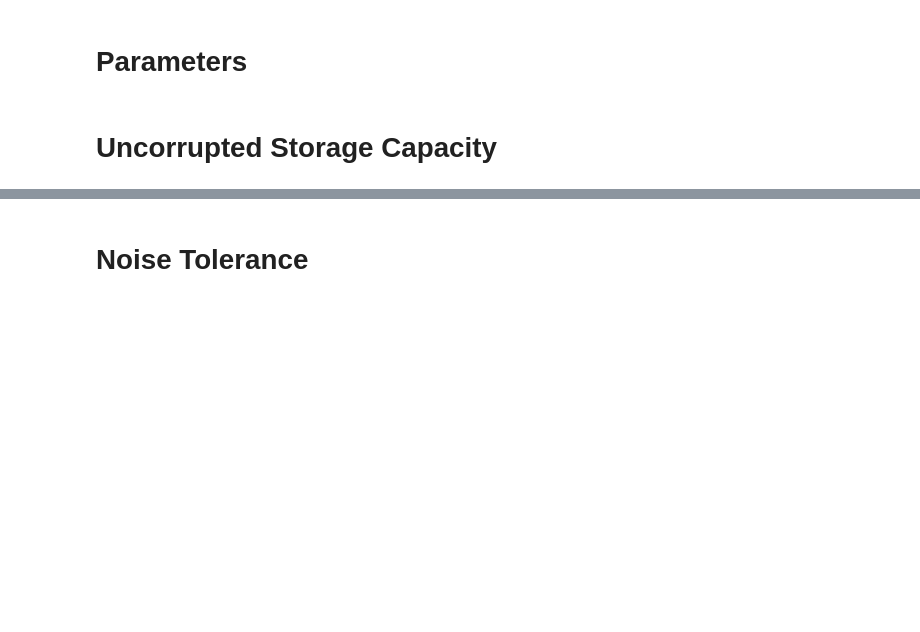
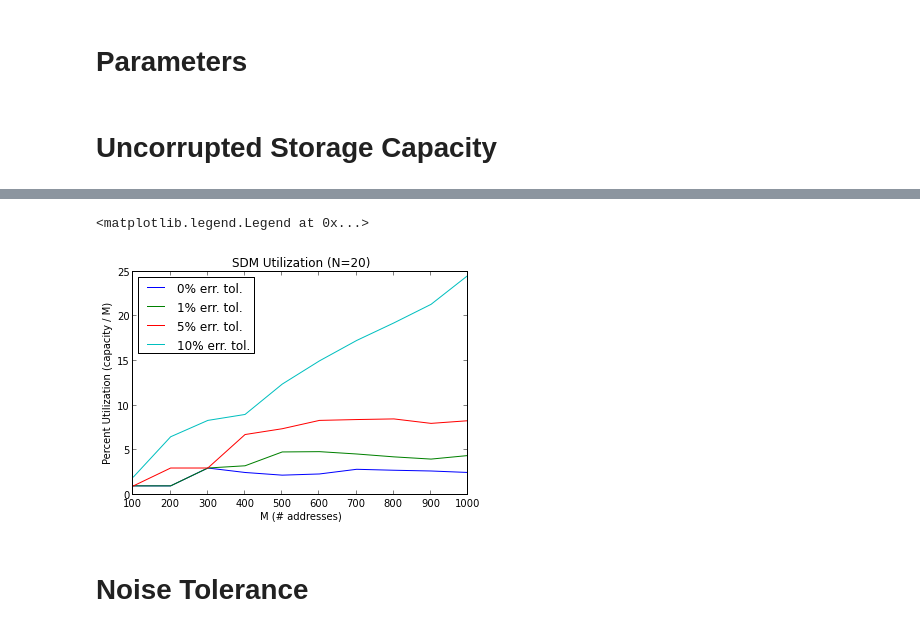
Before and after one commit to berkeley-cocosci/bayes-sdm, a Jupyter notebook: comparisons.ipynb, the cells around one changed output, grey strips where cells are left out. Cells and saved outputs as stored; diff of their text form; code cells hidden in the pictures; blank space fills up the shorter version.

```diff
--- a/comparisons.ipynb
+++ b/comparisons.ipynb
@@ -86,3 +109,16 @@ plt.title("Number of items stored in the SDM without corruption")
+# %%
+# plot the utilization as a function of address space size
+plt.clf()
+for tidx, t in enumerate(thresh):
+    plt.plot(M, 100 * capacity[tidx] / M.astype('f8'),
+	     label='%d%% err. tol.' % (t*100))
+plt.xlabel("M (# addresses)")
+plt.ylabel("Percent Utilization (capacity / M)")
+plt.title("SDM Utilization (N=%d)" % n)
+plt.legend(loc=0)
+# %% [output]
+<matplotlib.legend.Legend at 0x...>
+[figure, added]
 # %%
 # How many random, uncorrelated inputs can the Hopfield net store?
 # %% [markdown]
```
Also changed, not shown: parts of 6 cells of this notebook, 3 other files.
